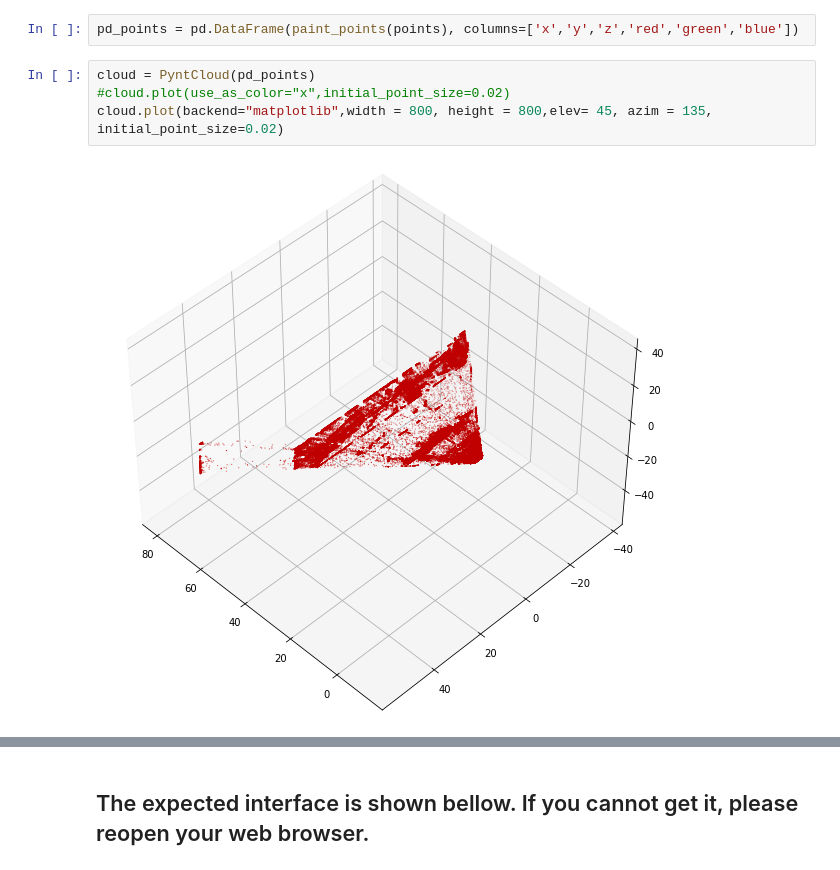
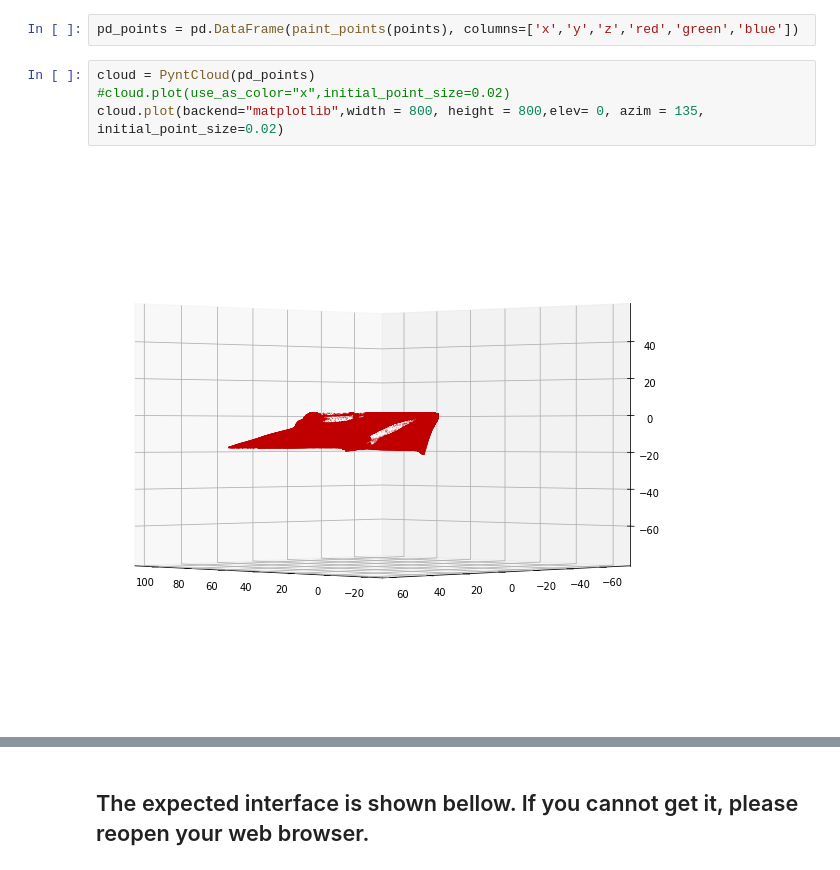
Before and after one commit to maxc303/pseudo_lidar, a Jupyter notebook: visualization/pyntcloud.ipynb, the cells around one changed output, grey strips where cells are left out. Cells and saved outputs as stored; diff of their text form.

```diff
--- a/visualization/pyntcloud.ipynb
+++ b/visualization/pyntcloud.ipynb
@@ -31,9 +31,9 @@ pd_points = pd.DataFrame(paint_points(points), columns=['x','y','z','red','green
 # %%
 cloud = PyntCloud(pd_points)
 #cloud.plot(use_as_color="x",initial_point_size=0.02)
-cloud.plot(backend="matplotlib",width = 800, height = 800,elev= 45, azim = 135, initial_point_size=0.02)
+cloud.plot(backend="matplotlib",width = 800, height = 800,elev= 0, azim = 135, initial_point_size=0.02)
 # %% [output]
-[figure, old version]
+[figure, new version]
 # %%
 cloud.plot(backend="matplotlib",width = 800, height = 800,elev= 60, azim = 180, initial_point_size=0.02)
 # %% [output]
```
Also changed, not shown: parts of 2 cells of this notebook, 6 other files.
